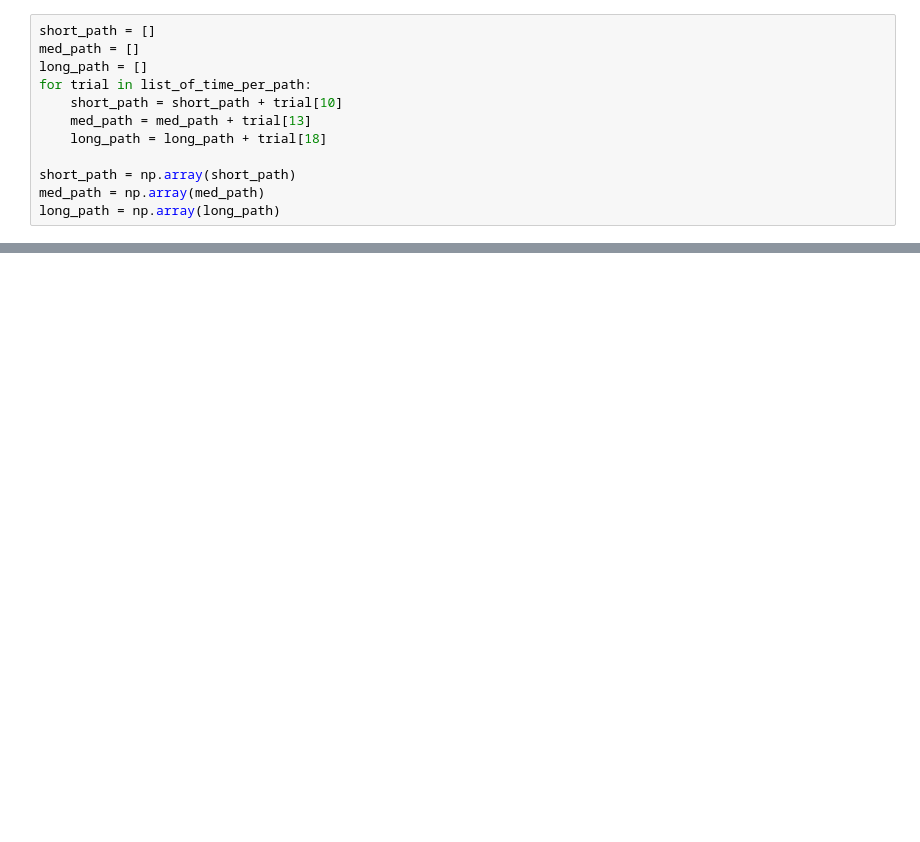
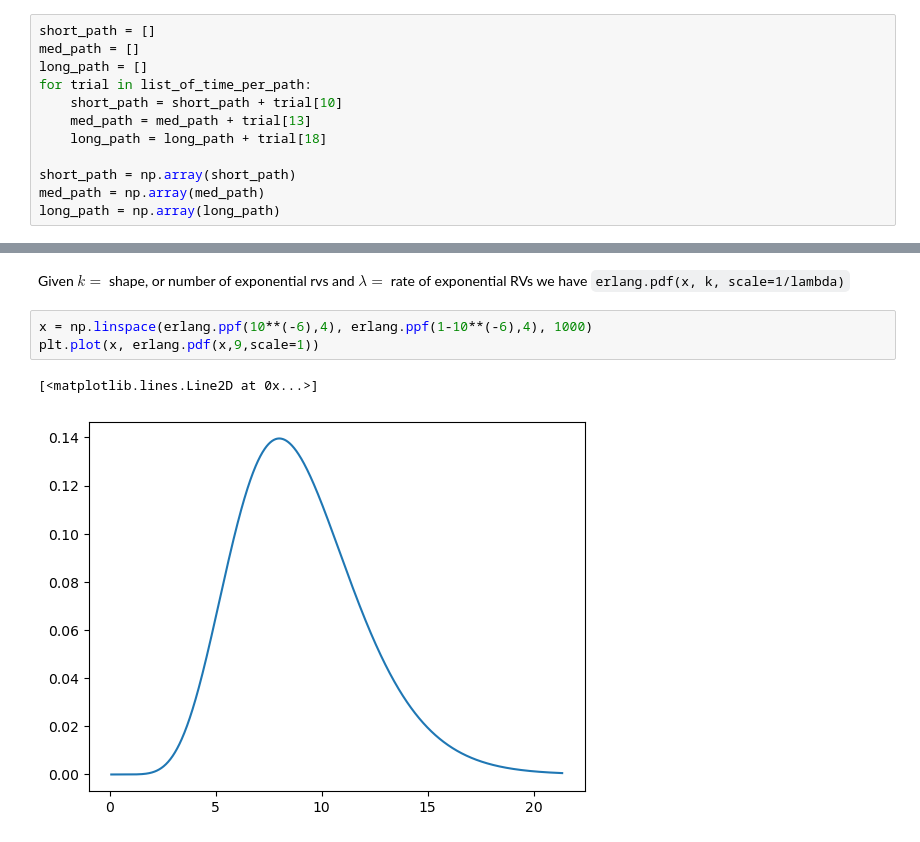
Before and after one commit to DTAlemayehu01/infection_propagation, a Jupyter notebook: infection_propagation.ipynb, the cells around one changed output, grey strips where cells are left out. Drawn from its saved outputs; the diff is of its cells as text; blank space fills up the shorter version.

```diff
--- a/infection_propagation.ipynb
+++ b/infection_propagation.ipynb
@@ -191,0 +220,9 @@ data_distribution(long_path, b=100)
+# %% [markdown]
+Given $k=$ shape, or number of exponential rvs and $\lambda=$ rate of exponential RVs we have
+`erlang.pdf(x, k, scale=1/lambda)`
+# %%
+x = np.linspace(erlang.ppf(10**(-6),4), erlang.ppf(1-10**(-6),4), 1000)
+plt.plot(x, erlang.pdf(x,9,scale=1))
+# %% [output]
+[<matplotlib.lines.Line2D at 0x...>]
+[figure, added]
```
Also changed, not shown: parts of 10 cells of this notebook.
